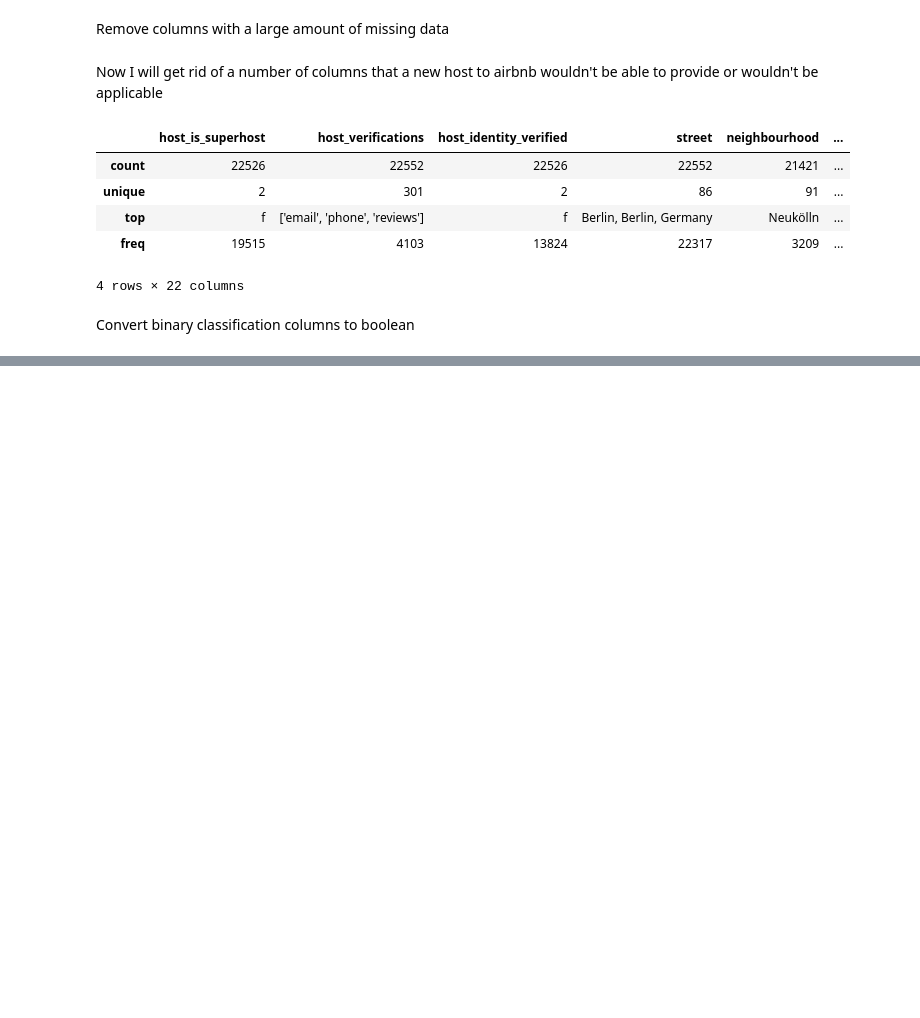
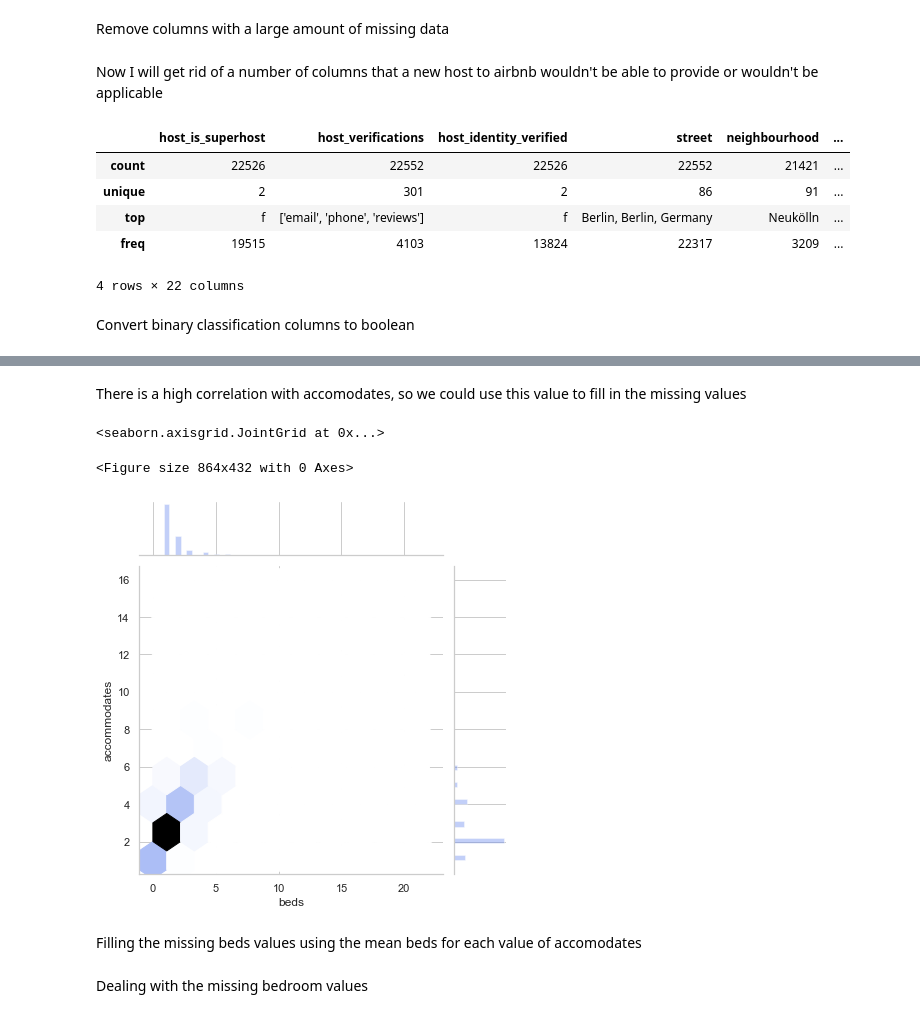
Before and after one commit to nickhill97/berlin_airbnb, a Jupyter notebook: notebooks/eda.ipynb, the cells around one changed output, grey strips where cells are left out. Drawn from its saved outputs; the diff is of its cells as text; code cells hidden in the pictures; blank space fills up the shorter version.

```diff
--- a/notebooks/eda.ipynb
+++ b/notebooks/eda.ipynb
@@ -639,0 +686,12 @@ We have many outliers in the price column that will make modelling difficult,
+# %%
+columns_to_drop = [
+    "maximum_nights",
+    "minimum_nights",
+    "host_listings_count",
+    "host_total_listings_count",
+    "extra_people",
+    "availability_30",
+    "availability_60",
+    "availability_90"
+]
+listings_df.drop(columns_to_drop, axis=1, inplace=True)
@@ -639,0 +718,12 @@ We have many outliers in the price column that will make modelling difficult,
+# %%
+columns_to_drop = [
+    "street",
+    "neighbourhood",
+    "neighbourhood_cleansed",
+    "city",
+    "state",
+    "zipcode",
+    "smart_location",
+    "is_location_exact"
+]
+listings_df.drop(columns_to_drop, axis=1, inplace=True)
@@ -639,0 +752,2 @@ We have many outliers in the price column that will make modelling difficult,
+# %%
+listings_df.drop("market", axis=1, inplace=True)
@@ -639,0 +769,12 @@ We have many outliers in the price column that will make modelling difficult,
+# %% [markdown]
+There is a high correlation with accomodates, so we could use this value to fill in the missing values
+# %%
+beds_accom_df = listings_df[["accommodates", "beds"]].dropna()
+plt.figure(figsize=(12,6))
+sns.jointplot(data=beds_accom_df, x="beds", y="accommodates", kind="hex", joint_kws={'gridsize':10})
+# %% [output]
+<seaborn.axisgrid.JointGrid at 0x...>
+<Figure size 864x432 with 0 Axes>
+[figure, added]
+# %% [markdown]
+Filling the missing beds values using the mean beds for each value of accomodates
@@ -639,0 +786,2 @@ We have many outliers in the price column that will make modelling difficult,
+# %% [markdown]
+Dealing with the missing bedroom values
```
Also changed, not shown: parts of 31 cells of this notebook.
